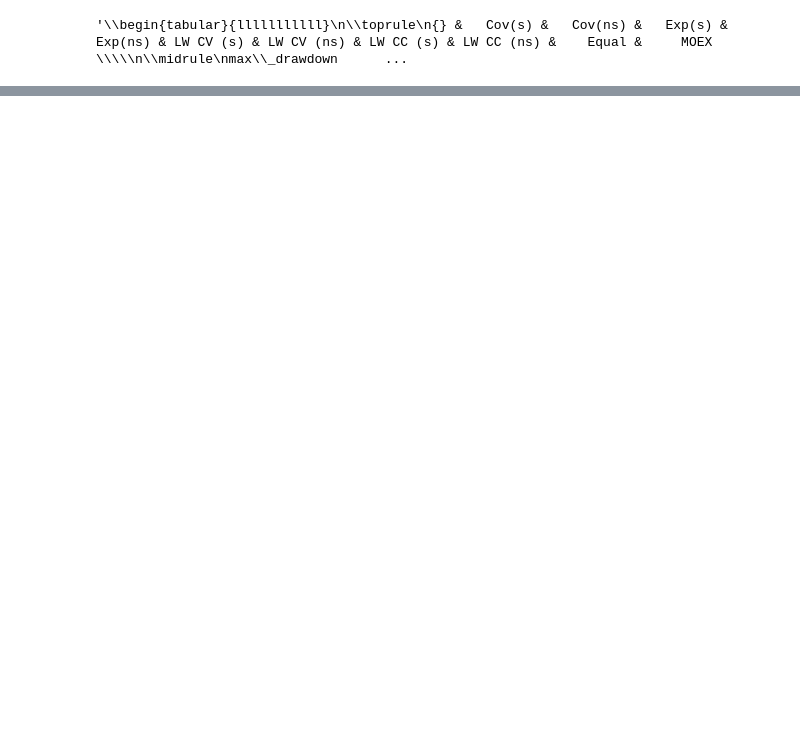
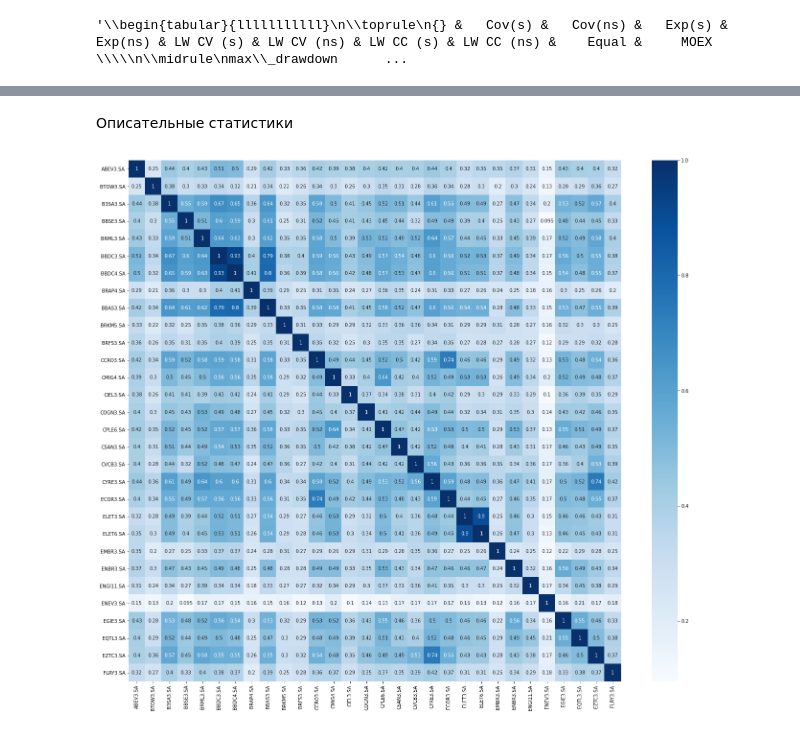
Before and after one commit to ontenkutsenko/Portfolio-optimization, a Jupyter notebook: Portfolio construction.ipynb, the cells around one changed output, grey strips where cells are left out. Saved outputs shown, nothing was run; the diff lists cells and outputs as text; code cells hidden in the pictures; blank space fills up the shorter version.

```diff
--- a/Portfolio construction.ipynb
+++ b/Portfolio construction.ipynb
@@ -693,0 +667,20 @@ df.to_latex()
+# %% [markdown]
+Описательные статистики
+# %%
+import pandas as pd
+import numpy as np
+# https://github.com/ontenkutsenko/Portfolio-optimization/blob/main/brazilian_market.csv
+#https://github.com/ontenkutsenko/Portfolio-optimization/blob/main/german_market_dax.csv
+#https://github.com/ontenkutsenko/Portfolio-optimization/blob/main/german_market_mdax.csv
+#https://github.com/ontenkutsenko/Portfolio-optimization/blob/main/russian_market.csv
+url = 'https://github.com/ontenkutsenko/Portfolio-optimization/blob/main/brazilian_market.csv?raw=true'
+rus = pd.read_csv(url,index_col=0)
+# %%
+import seaborn as sns
+corrMatrix = rus.drop(columns = 'IBOVESPA').pct_change()[1:].corr()
+fig, ax = plt.subplots(figsize=(23,20))
+cmap = sns.diverging_palette(133, 10, as_cmap=True)
+sns.heatmap(ax = ax, data = corrMatrix, annot = True, cmap = 'Blues' , alpha =5 )
+plt.show()
+# %% [output]
+[figure, added]
```
Also changed, not shown: parts of 15 cells of this notebook.
